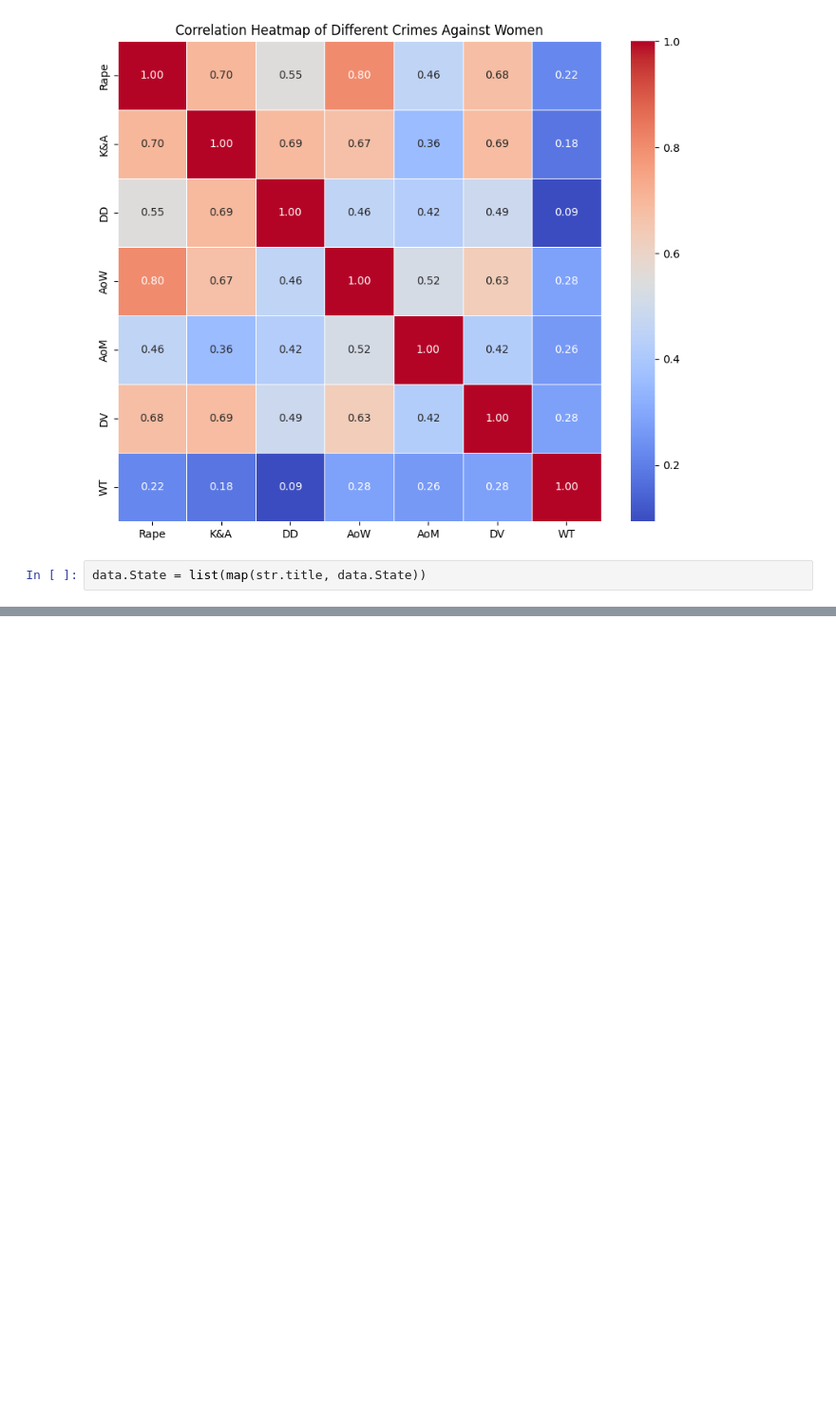
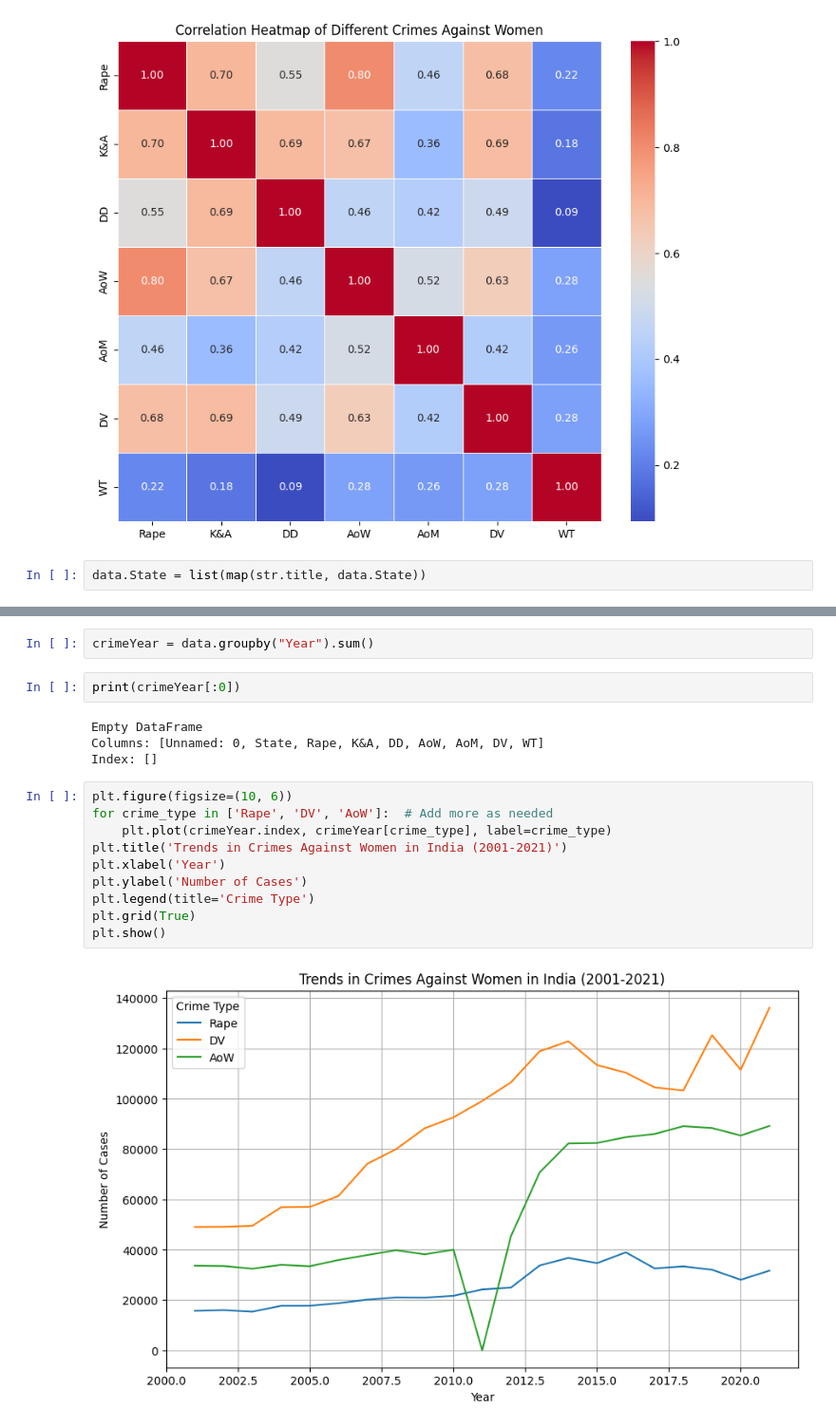
Before and after one commit to Amannpy/Data-Analysis, a Jupyter notebook: crime-against-women-2001-2021.ipynb, the cells around one changed output, grey strips where cells are left out. Shown at 95% size. Saved outputs shown, nothing was run; the diff lists cells and outputs as text; blank space fills up the shorter version.

```diff
--- a/crime-against-women-2001-2021.ipynb
+++ b/crime-against-women-2001-2021.ipynb
@@ -453,0 +431,20 @@ Dropdown(description='Select State', options=('Andhra Pradesh', 'Arunachal Prade
+# %%
+crimeYear = data.groupby("Year").sum()
+# %%
+print(crimeYear[:0])
+# %% [output]
+Empty DataFrame
+Columns: [Unnamed: 0, State, Rape, K&A, DD, AoW, AoM, DV, WT]
+Index: []
+# %%
+plt.figure(figsize=(10, 6))
+for crime_type in ['Rape', 'DV', 'AoW']:  # Add more as needed
+    plt.plot(crimeYear.index, crimeYear[crime_type], label=crime_type)
+plt.title('Trends in Crimes Against Women in India (2001-2021)')
+plt.xlabel('Year')
+plt.ylabel('Number of Cases')
+plt.legend(title='Crime Type')
+plt.grid(True)
+plt.show()
+# %% [output]
+[figure, added]
```
Also changed, not shown: parts of 23 cells of this notebook.
